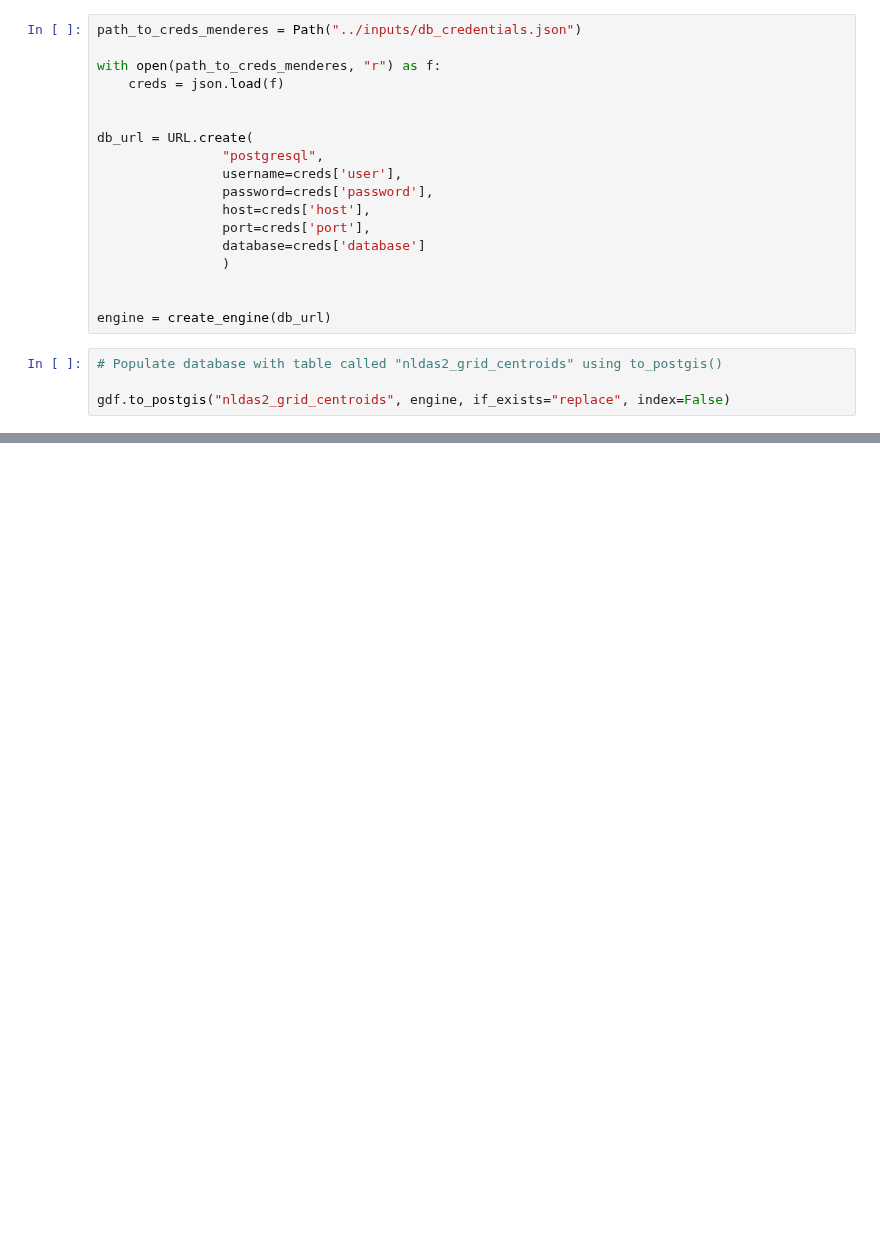
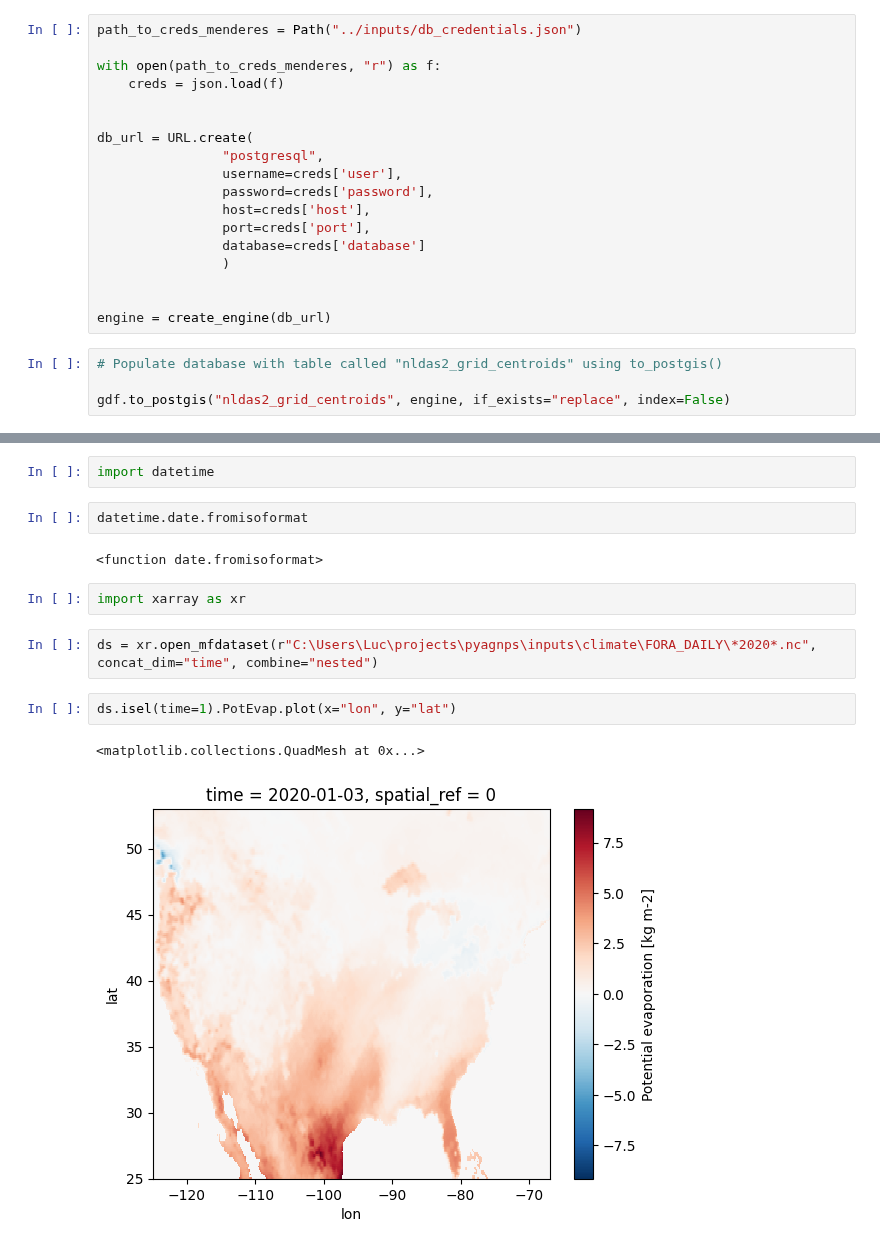
Before and after one commit to LucRSquared/pyagnps, a Jupyter notebook: notebooks/sandbox.ipynb, the cells around one changed output, grey strips where cells are left out. Saved outputs shown, nothing was run; the diff lists cells and outputs as text; blank space fills up the shorter version.

```diff
--- a/notebooks/sandbox.ipynb
+++ b/notebooks/sandbox.ipynb
@@ -66,0 +89,15 @@ gdf.to_postgis("nldas2_grid_centroids", engine, if_exists="replace", index=False
+# %%
+import datetime
+# %%
+datetime.date.fromisoformat
+# %% [output]
+<function date.fromisoformat>
+# %%
+import xarray as xr
+# %%
+ds = xr.open_mfdataset(r"C:\Users\Luc\projects\pyagnps\inputs\climate\FORA_DAILY\*2020*.nc", concat_dim="time", combine="nested")
+# %%
+ds.isel(time=1).PotEvap.plot(x="lon", y="lat")
+# %% [output]
+<matplotlib.collections.QuadMesh at 0x...>
+[figure, added]
```
Also changed, not shown: parts of 6 cells of this notebook, 10 other files.
